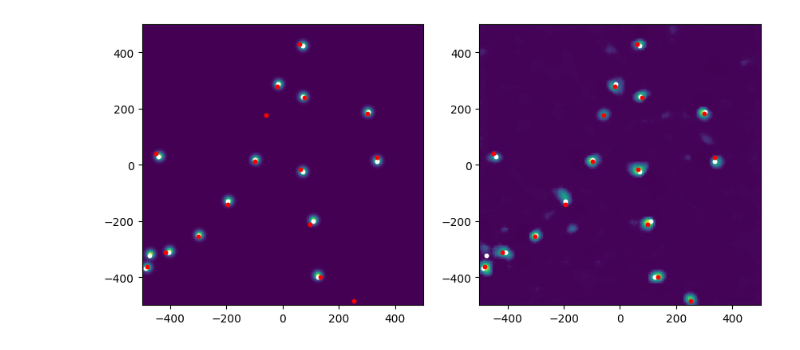
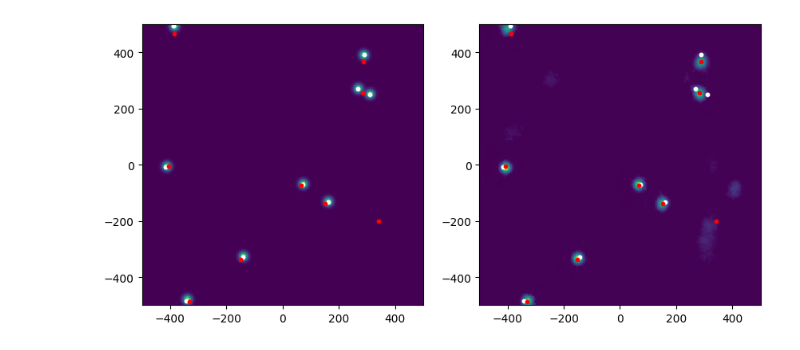
Before and after one commit to Damowerko/mtt, a Jupyter notebook: scripts/evaluate.ipynb, the cells around one changed output. Saved outputs shown, nothing was run; the diff lists cells and outputs as text; code cells hidden in the pictures.

```diff
--- a/scripts/evaluate.ipynb
+++ b/scripts/evaluate.ipynb
@@ -17,2 +18,12 @@ from mtt.phd import phd_filter
 
 rng = np.random.default_rng()
+# %%
+online_dataset = OnlineDataset(n_steps=119, sigma_position=10, length=20, img_size=128, device="cuda")
+with open("../data/test/simulations.pkl", "rb") as f, open("../data/test/phd.pkl", "rb") as g:
+    dataset_vectors = pkl.load(f)
+    dataset_phd = pkl.load(g)
+
+dataset_idx = 1
+images = map(online_dataset.vectors_to_images, *zip(*dataset_vectors[dataset_idx]))
+stacked = list(online_dataset.stack_images(images))
+phd = dataset_phd[dataset_idx][online_dataset.length-1:]
@@ -19,6 +36,6 @@ rng = np.random.default_rng()
 # %%
 # load model
-model_id = "95634b79"
+model_id = "58c6fd8a"
 run_path = !guild ls {model_id}
 run_path = run_path[0][:-1]
 checkpoint_path = os.path.join(run_path, "checkpoints/best.ckpt")
@@ -35,15 +43,15 @@ phd_predictions = list(tqdm(phd_filter(vector_dataset), total=len(vector_dataset
 # %%
-x = torch.stack([d[0] for d in dataset], dim=0)
+x = torch.stack([d[0] for d in stacked], dim=0)
 with torch.no_grad():
     pred_img = model(x.cuda()).cpu().numpy()
 
 n = pred_img.shape[0]
+filt_idx = -1
+
 width = online_dataset.init_simulator().width
 window = online_dataset.init_simulator().window
 extent = [-window / 2, window / 2, -window / 2, window / 2]
 
-predictions = []
+predictions_cnn = []
 for i in range(n):
-    predictions.append([
-        find_peaks(img, width=window)[0] for img in pred_img[i]
-    ])
+    predictions_cnn.append(find_peaks(pred_img[i][filt_idx], width=window)[0])
@@ -50,25 +62,23 @@ for i in range(n):
 # %%
 from mtt.peaks import sample_image, fit_gmm
 from mtt.utils import gaussian
 from matplotlib.patches import Ellipse
 from matplotlib import transforms
 
 fig, axs = plt.subplots(1, 2, figsize=(10, 5))
 
-idx = 40
-filt_idx = -1
+idx = 60
 
-
-target_pos = dataset[idx][2][filt_idx]["target_positions"]
+target_pos = stacked[idx][2][filt_idx]["target_positions"]
 mus, covs = find_peaks(pred_img[idx][filt_idx], width=window)
 
-axs[0].imshow(dataset[idx][1][filt_idx].cpu(), extent=extent, origin="lower")
+axs[0].imshow(stacked[idx][1][filt_idx].cpu(), extent=extent, origin="lower")
 axs[1].imshow(pred_img[idx][filt_idx], extent=extent, origin="lower")
 for ax in axs:
     ax.scatter(*target_pos.T, c="w", s=10)
     ax.scatter(*mus.T, c="r", s=10)
     ax.set_xlim(-window / 2, window / 2)
     ax.set_ylim(-window / 2, window / 2)
 plt.show()
 # %% [output]
-[figure, old version]
+[figure, new version]
```
Also changed, not shown: parts of 9 cells of this notebook, 5 other files.
